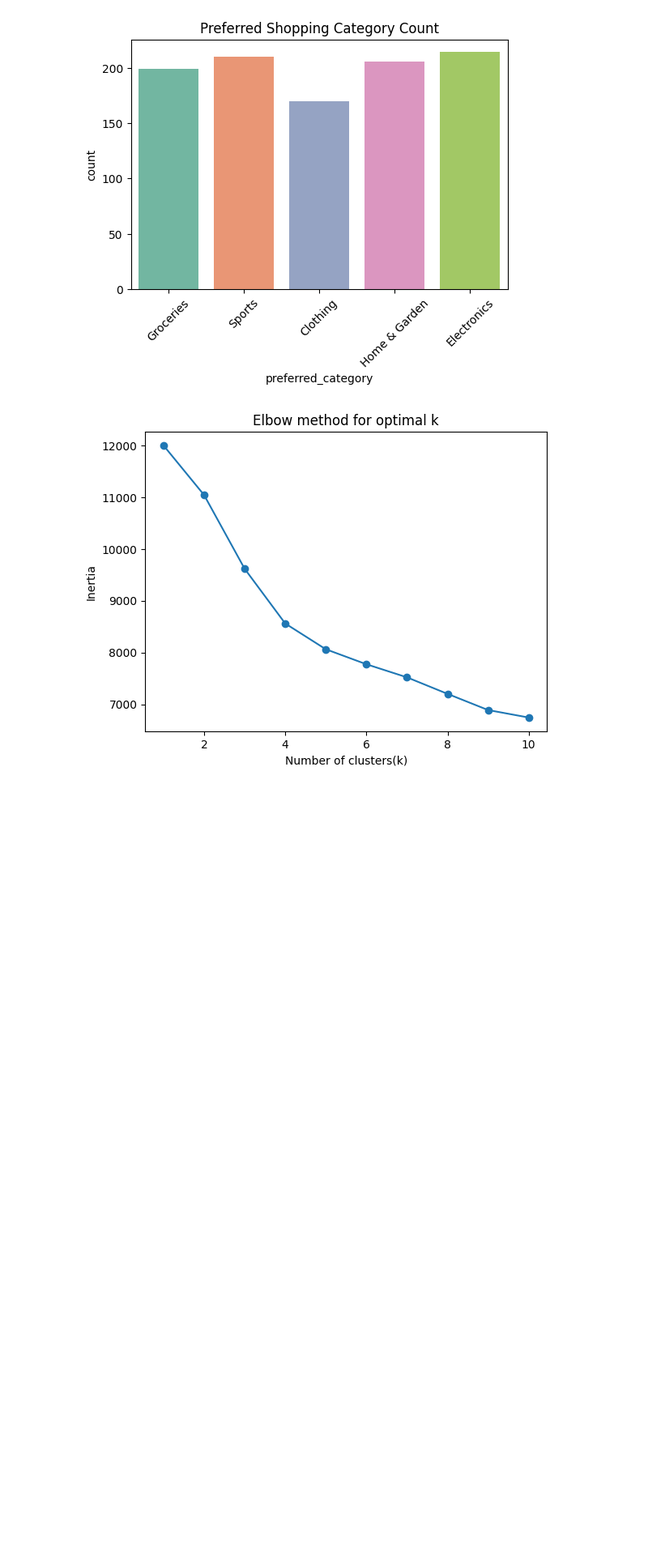
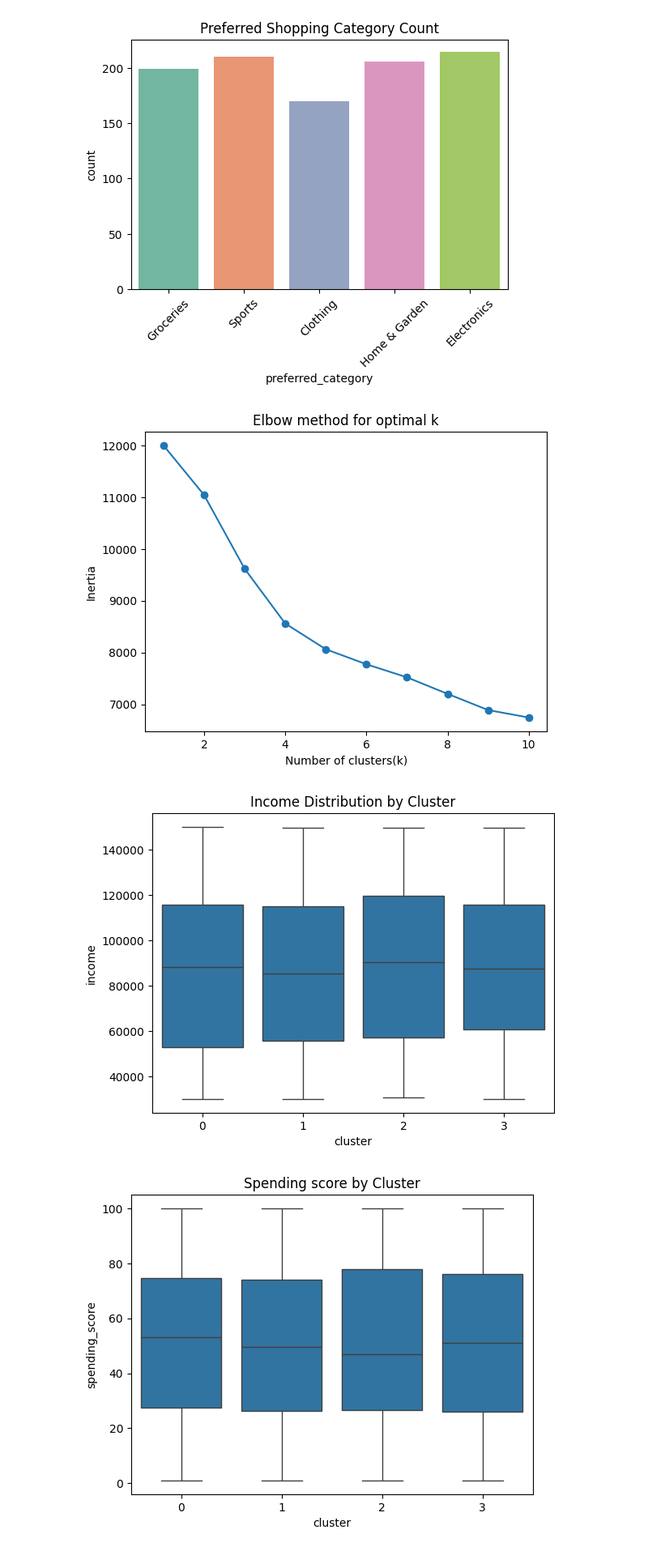
Before and after one commit to suhanikundu/Customer-Segmentation-Data-for-Marketing-Analysis, a Jupyter notebook: train.ipynb, the cells around one changed output. Shown at 81% size. Cells and saved outputs as stored; diff of their text form; code cells hidden in the pictures; blank space fills up the shorter version.

```diff
--- a/train.ipynb
+++ b/train.ipynb
@@ -120,3 +120,23 @@ plt.title('Elbow method for optimal k')
 plt.show()
 # %% [output]
 [figure]
+# %%
+kmeans = KMeans(n_clusters=4, random_state=42)
+df_encoded['cluster'] = kmeans.fit_predict(scaled_data)
+# %%
+df_encoded.groupby('cluster').mean()
+
+sns.boxplot(x='cluster',y='income',data=df)
+plt.title("Income Distribution by Cluster")
+plt.show()
+
+sns.boxplot(x='cluster',y='spending_score',data=df)
+plt.title("Spending score by Cluster")
+plt.show()
+
+sns.boxplot(x='cluster',y='purchase_frequency',data=df)
+plt.title("Purchase frequency by Cluster")
+plt.show()
+# %% [output]
+[figure, added]
+[figure, added]
```
Also changed, not shown: parts of 4 cells of this notebook, 1 other file.
